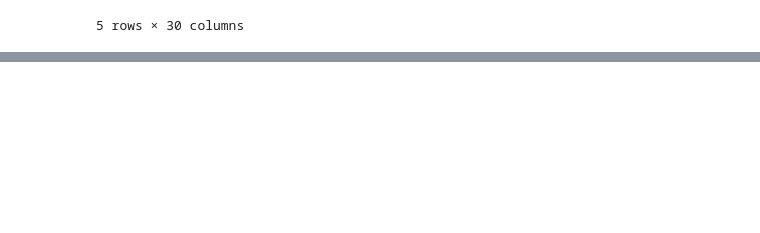
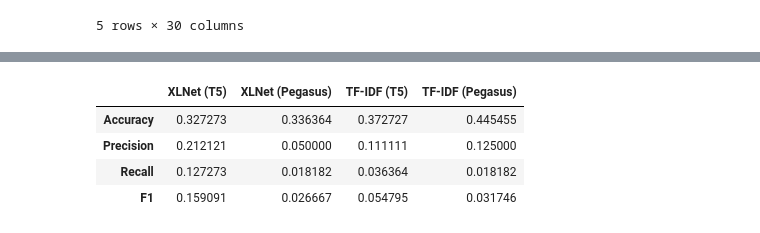
Before and after one commit to AshQTan/W266_Project, a Jupyter notebook: SummarizationEvaluation.ipynb, the cells around one changed output, grey strips where cells are left out. Drawn from its saved outputs; the diff is of its cells as text; code cells hidden in the pictures; blank space fills up the shorter version.

```diff
--- a/SummarizationEvaluation.ipynb
+++ b/SummarizationEvaluation.ipynb
@@ -1203,0 +1333,33 @@ breitbartdata[breitbartdata['article']=='on sunday evening, cbs news’ 60 minut
+# %%
+modelaccuracylist = []
+modelnamelist = []
+modelprecisionlist = []
+modelrecalllist = []
+modelf1list = []
+mlist = []
+print("Metrics for Biased as baseline class (0):")
+print()
+for i in range(len(predlist)):
+    test_classes = predlist[i]
+    modelname = namelist[i]
+    modelnamelist.append(modelname)
+    print(modelname +" Metrics:")
+    # accuracy: (tp + tn) / (p + n)
+    accuracy = accuracy_score(test_labels, test_classes)
+    print('Accuracy: %f' % accuracy)
+    modelaccuracylist.append(accuracy)
+    # precision tp / (tp + fp)
+    precision = precision_score(test_labels, test_classes)
+    print('Precision: %f' % precision)
+    modelprecisionlist.append(precision)
+    # recall: tp / (tp + fn)
+    recall = recall_score(test_labels, test_classes)
+    print('Recall: %f' % recall)
+    modelrecalllist.append(recall)
+    # f1: 2 tp / (2 tp + fp + fn)
+    f1 = f1_score(test_labels, test_classes)
+    modelf1list.append(f1)
+    print('F1 score: %f' % f1)
+    mlist.append([accuracy, precision, recall, f1])
+#     print(classification_report(test_labels,test_classes))
+    print("")
@@ -1203,0 +1384,13 @@ breitbartdata[breitbartdata['article']=='on sunday evening, cbs news’ 60 minut
+# %%
+df = pd.DataFrame(columns = modelnamelist)
+df.loc['Accuracy'] = modelaccuracylist
+df.loc['Precision'] = modelprecisionlist
+df.loc['Recall'] = modelrecalllist
+df.loc['F1'] = modelf1list
+df.head()
+# %% [output]
+|  | XLNet (T5) | XLNet (Pegasus) | TF-IDF (T5) | TF-IDF (Pegasus) |
+| Accuracy | 0.327273 | 0.336364 | 0.372727 | 0.445455 |
+| Precision | 0.212121 | 0.050000 | 0.111111 | 0.125000 |
+| Recall | 0.127273 | 0.018182 | 0.036364 | 0.018182 |
+| F1 | 0.159091 | 0.026667 | 0.054795 | 0.031746 |
```
Also changed, not shown: parts of 14 cells of this notebook.
